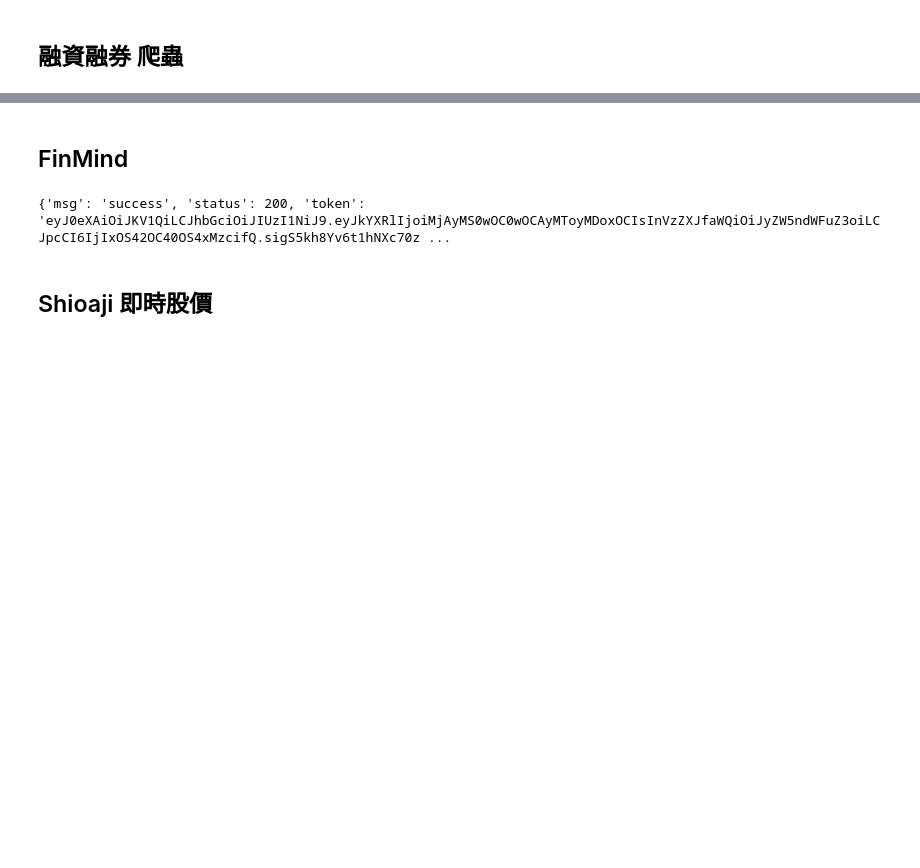
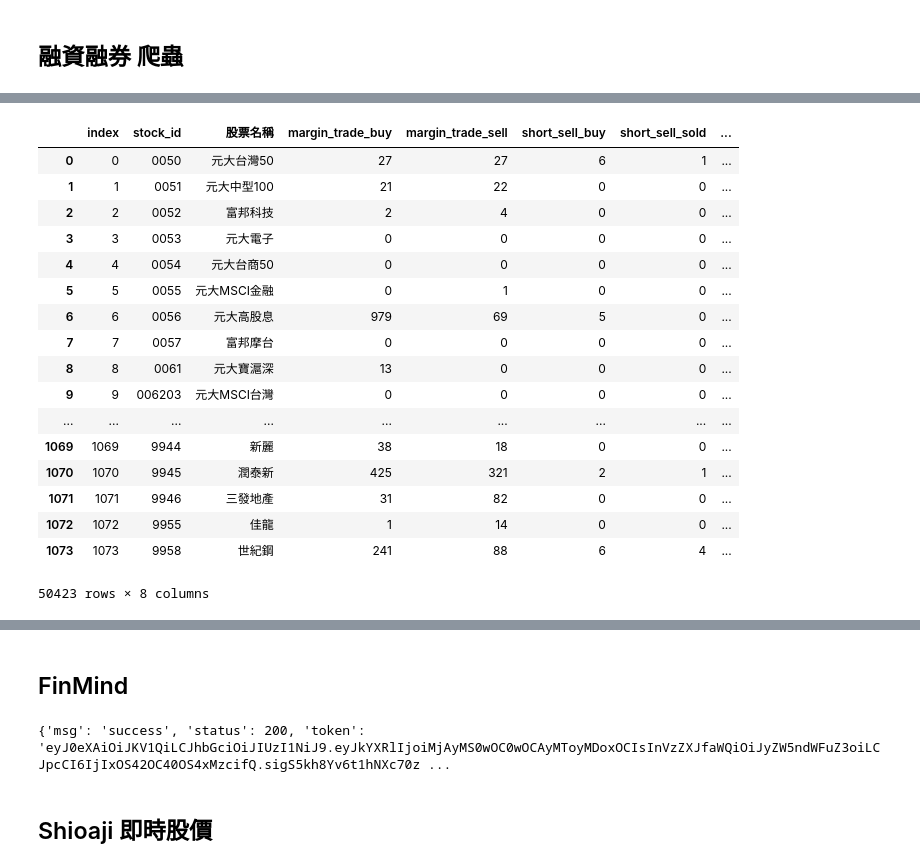
Before and after one commit to renguangz/stockapp, a Jupyter notebook: api/data/carwler.ipynb, the cells around one changed output, grey strips where cells are left out. Cells and saved outputs as stored; diff of their text form; code cells hidden in the pictures; blank space fills up the shorter version.

```diff
--- a/api/data/carwler.ipynb
+++ b/api/data/carwler.ipynb
@@ -220,0 +244,10 @@ date                 2021-07-02 00:00:00
+# %%
+table_init = (table_init.set_index(['stock_id', 'date']) / 1000).astype(int)
+table_init = table_init.reset_index()
+sector = table_init.groupby('stock_id')
+conn = sqlite3.connect('legalPerson.db')
+for i in table_init['stock_id']:
+    new_table = sector.get_group(i)
+    new_table.to_sql('legalPerson_' + i, conn, if_exists='replace')
+
+    print(i, 'add to sql successfully')
@@ -221,7 +273,2 @@ date                 2021-07-02 00:00:00
 # %% [markdown]
 ## 融資融券 爬蟲
-# %%
-datestr = date.strftime('%Y%m%d')
-datestr = '20210810'
-r = requests.get('http://www.twse.com.tw/exchangeReport/MI_MARGN?response=csv&date=' + date_str + '&selectType=ALL')
-df = pd.read_csv(StringIO(r.text), header=1).dropna(how='all', axis=1).dropna(how='any')
@@ -227,0 +305,8 @@ df = pd.read_csv(StringIO(r.text), header=1).dropna(how='all', axis=1).dropna(ho
+# %%
+start_date = datetime(2021, 7, 1)
+# start_date = datetime(2021, 9, 3)
+end_date = datetime.now()
+delta = timedelta(days=1)
+while start_date <= end_date:
+    table = crawl_margin_trading(start_date)
+    start_date += delta
@@ -227,0 +332,34 @@ df = pd.read_csv(StringIO(r.text), header=1).dropna(how='all', axis=1).dropna(ho
+# %%
+start_date = datetime(2021, 7, 1)
+end_date = datetime.now()
+delta = timedelta(days=1)
+
+conn1 = sqlite3.connect('margin_trading.db')
+new_table_init = pd.read_sql('select * from trading_20210701', conn1)
+
+while start_date < end_date:
+    start_date += delta
+    date = start_date.strftime("%Y%m%d")
+    try:
+        table = pd.read_sql('select * from trading_' + date, conn1)
+        new_table_init = new_table_init.append(table)
+    except: pass
+# %% [output]
+|  | index | stock_id | 股票名稱 | margin_trade_buy | margin_trade_sell | short_sell_buy | short_sell_sold | ... |
+| 0 | 0 | 0050 | 元大台灣50 | 27 | 27 | 6 | 1 | ... |
+| 1 | 1 | 0051 | 元大中型100 | 21 | 22 | 0 | 0 | ... |
+| 2 | 2 | 0052 | 富邦科技 | 2 | 4 | 0 | 0 | ... |
+| 3 | 3 | 0053 | 元大電子 | 0 | 0 | 0 | 0 | ... |
+| 4 | 4 | 0054 | 元大台商50 | 0 | 0 | 0 | 0 | ... |
+| 5 | 5 | 0055 | 元大MSCI金融 | 0 | 1 | 0 | 0 | ... |
+| 6 | 6 | 0056 | 元大高股息 | 979 | 69 | 5 | 0 | ... |
+| 7 | 7 | 0057 | 富邦摩台 | 0 | 0 | 0 | 0 | ... |
+| 8 | 8 | 0061 | 元大寶滬深 | 13 | 0 | 0 | 0 | ... |
+| 9 | 9 | 006203 | 元大MSCI台灣 | 0 | 0 | 0 | 0 | ... |
+| ... | ... | ... | ... | ... | ... | ... | ... | ... |
+| 1069 | 1069 | 9944 | 新麗 | 38 | 18 | 0 | 0 | ... |
+| 1070 | 1070 | 9945 | 潤泰新 | 425 | 321 | 2 | 1 | ... |
+| 1071 | 1071 | 9946 | 三發地產 | 31 | 82 | 0 | 0 | ... |
+| 1072 | 1072 | 9955 | 佳龍 | 1 | 14 | 0 | 0 | ... |
+| 1073 | 1073 | 9958 | 世紀鋼 | 241 | 88 | 6 | 4 | ... |
+50423 rows × 8 columns
```
Also changed, not shown: parts of 10 cells of this notebook, 21 other files.
